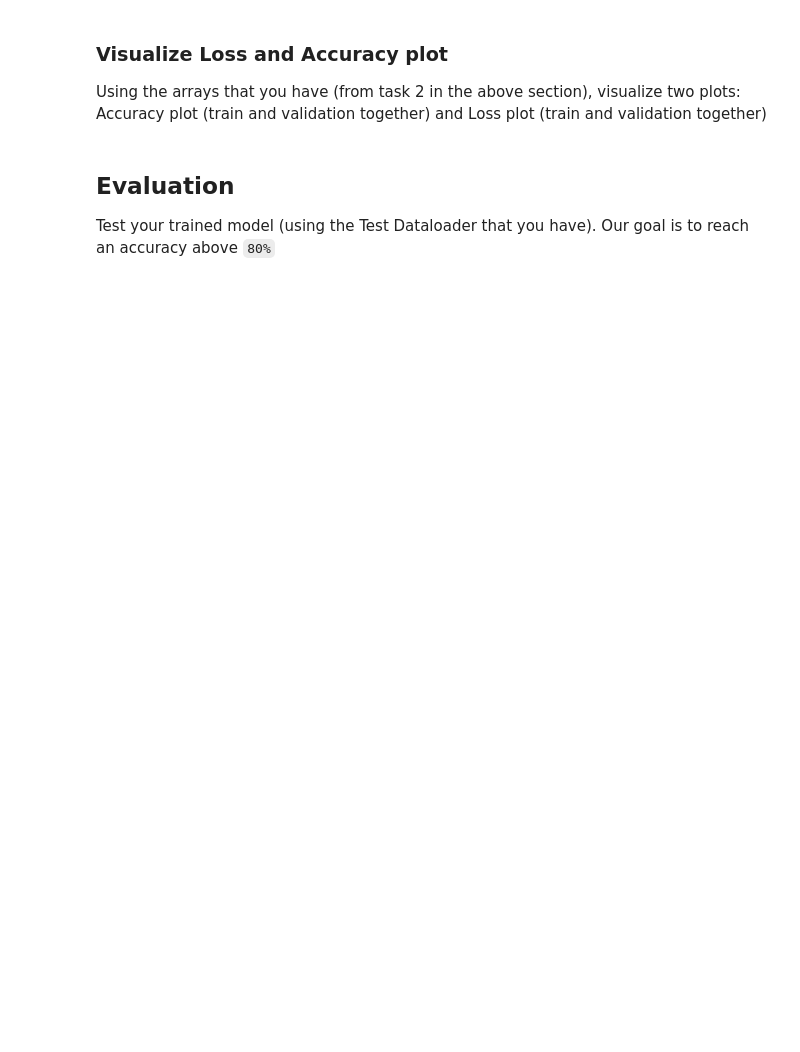
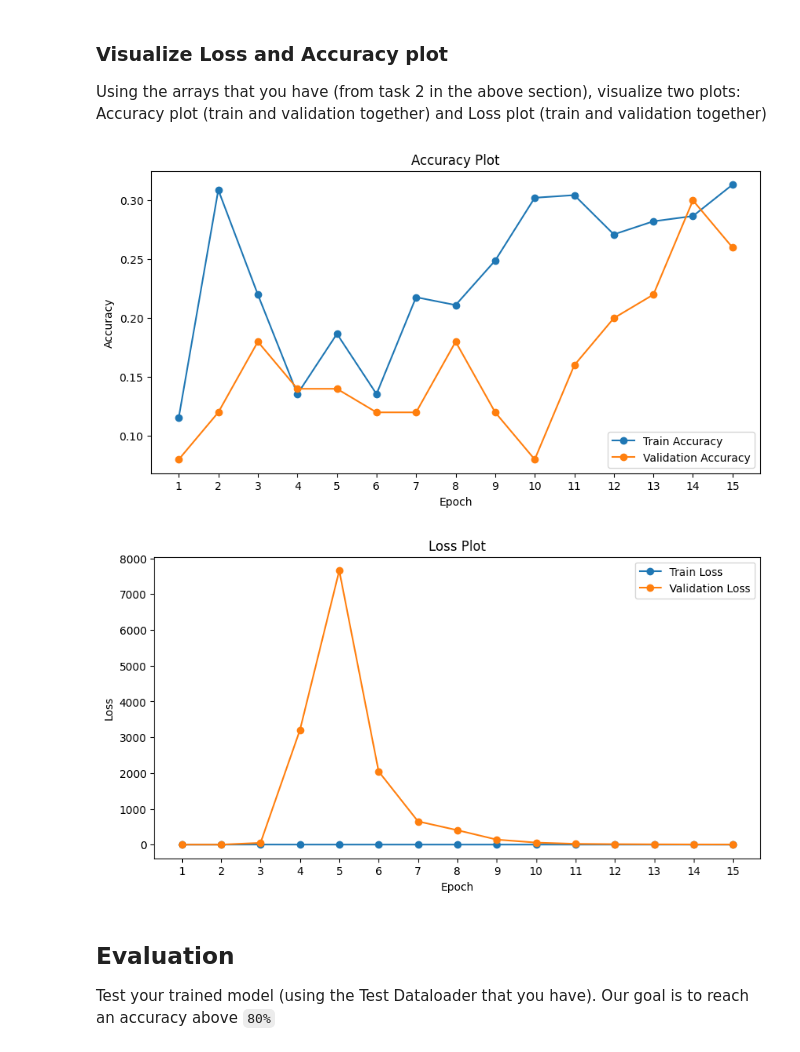
Before and after one commit to sehbeygi79/CIFAR10-Classification-Colorization, a Jupyter notebook: CIFAR10_Classification_And_Colorization.ipynb, the cells around one changed output. Drawn from its saved outputs; the diff is of its cells as text; code cells hidden in the pictures; blank space fills up the shorter version.

```diff
--- a/CIFAR10_Classification_And_Colorization.ipynb
+++ b/CIFAR10_Classification_And_Colorization.ipynb
@@ -204,15 +210,15 @@ class ResNetBlock(nn.Module):
         self.bn2 = nn.BatchNorm2d(out_channels)
 
     def forward(self, x):
-        identity = x
+        residual = x
         out = self.conv1(x)
         out = self.bn1(out)
         out = self.relu(out)
         out = self.conv2(out)
         out = self.bn2(out)
         if self.downsample is not None:
-            identity = self.downsample(x)
-        out += identity
+            residual = self.downsample(x)
+        out += residual
         out = self.relu(out)
         return out
 # %%
@@ -302,7 +337,7 @@ class ResNet18(nn.Module):
 Create an instance of your model and move it to `device`
 # %%
 img_channels = trainset[0][0].shape[0]
-num_classes = len(trainset.dataset.classes)
+num_classes = len(trainset.dataset.dataset.classes)
 net = ResNet18(img_channels, ResNetBlock, num_classes)
 # %% [markdown]
 ### Criterion & Optimizater
@@ -407,6 +460,7 @@ def train_network(
     model,
     optimizer,
     criterion,
+    scheduler,
     train_loader,
     val_loader=None,
     score_funcs=None,
@@ -428,7 +482,7 @@ def train_network(
         results[item] = []
 
     model.to(device)
-    pbar = tqdm(range(epochs), desc="Epoch")
+    pbar = tqdm(range(epochs), desc="Epoch", colour="green")
     for epoch in pbar:
         model = model.train()
 
@@ -437,6 +491,7 @@ def train_network(
             optimizer,
             train_loader,
             criterion,
+            scheduler,
             device,
             results,
             score_funcs,
@@ -456,6 +511,7 @@ def train_network(
                     optimizer,
                     val_loader,
                     criterion,
+                    scheduler,
                     device,
                     results,
                     score_funcs,
@@ -465,12 +521,13 @@ def train_network(
 
         pbar.set_postfix(
             {
-                "train loss": results["train loss"][-1],
+                # "train loss": results["train loss"][-1],
                 "train Acc": results["train Acc"][-1],
-                "val loss": results["validation loss"][-1],
+                # "val loss": results["validation loss"][-1],
                 "val Acc": results["validation Acc"][-1],
             }
         )
+        print(f"Epoch [{epoch}], train_loss: {results['train loss'][-1]}, train_acc: {results['train Acc'][-1]}, val_loss: {results['validation loss'][-1]}, val_acc: {results['validation Acc'][-1]}")
 
     return results
 # %%
@@ -480,10 +537,11 @@ results = train_network(
     net,
     optimizer,
     criterion,
+    scheduler,
     trainloader,
     val_loader=valloader,
     score_funcs=score_funcs,
-    epochs=10,
+    epochs=epochs,
     device=device,
 )
 # %% [output]
@@ -497,6 +567,33 @@ KeyboardInterrupt:
 ### Visualize Loss and Accuracy plot
 
 Using the arrays that you have (from task 2 in the above section), visualize two plots: Accuracy plot (train and validation together) and Loss plot (train and validation together)
+# %%
+# Plot accuracy
+plt.figure(figsize=(10, 5))
+plt.plot(range(1, epochs+1), results["train Acc"], label="Train Accuracy", marker='o')
+plt.plot(range(1, epochs+1), results["validation Acc"], label="Validation Accuracy", marker='o')
+plt.title("Accuracy Plot")
+plt.xlabel("Epoch")
+plt.ylabel("Accuracy")
+plt.xticks(range(1, epochs+1))
+plt.legend()
+plt.grid(True)
+plt.show()
+
+# Plot loss
+plt.figure(figsize=(10, 5))
+plt.plot(range(1, epochs+1), results["train loss"], label="Train Loss", marker='o')
+plt.plot(range(1, epochs+1), results["validation loss"], label="Validation Loss", marker='o')
+plt.title("Loss Plot")
+plt.xlabel("Epoch")
+plt.ylabel("Loss")
+plt.xticks(range(1, epochs+1))
+plt.legend()
+plt.grid(True)
+plt.show()
+# %% [output]
+[figure, added]
+[figure, added]
 # %%
 # TODO
 # %% [markdown]
```
Also changed, not shown: parts of 18 cells of this notebook.
